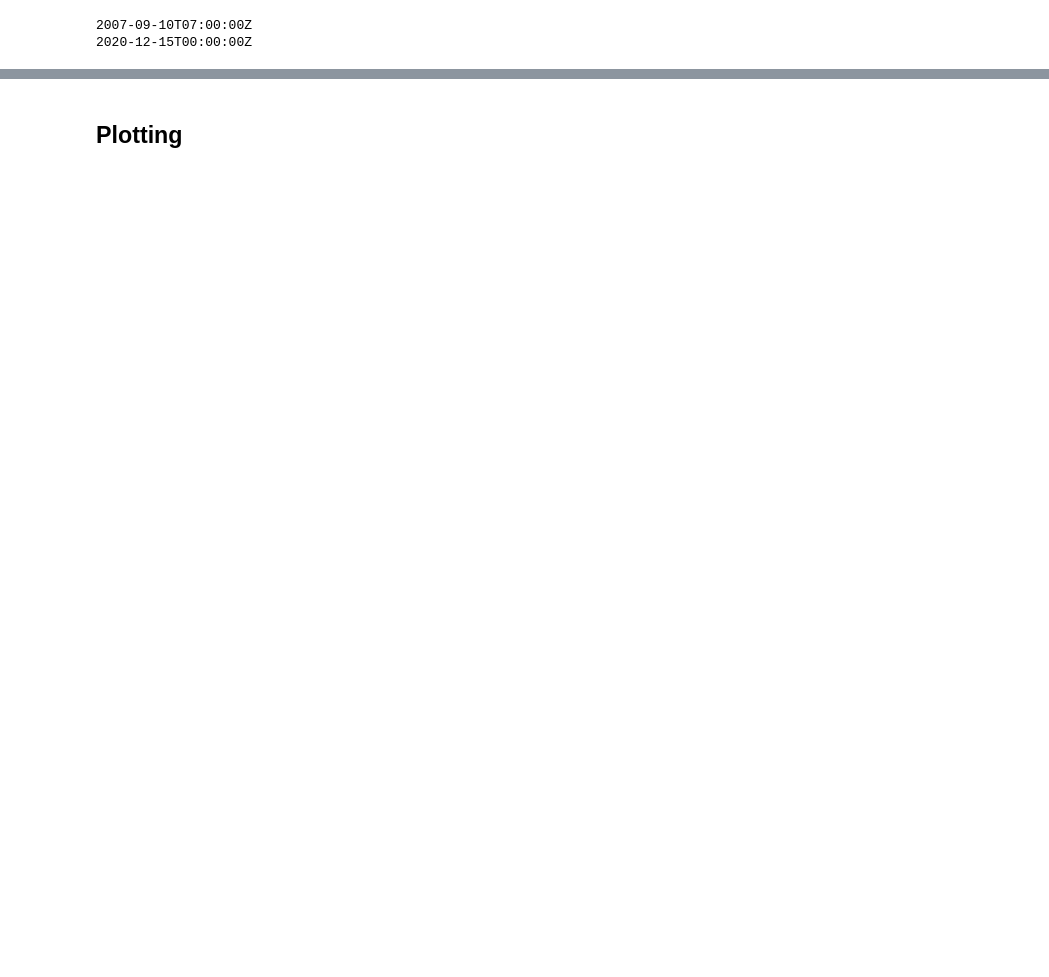
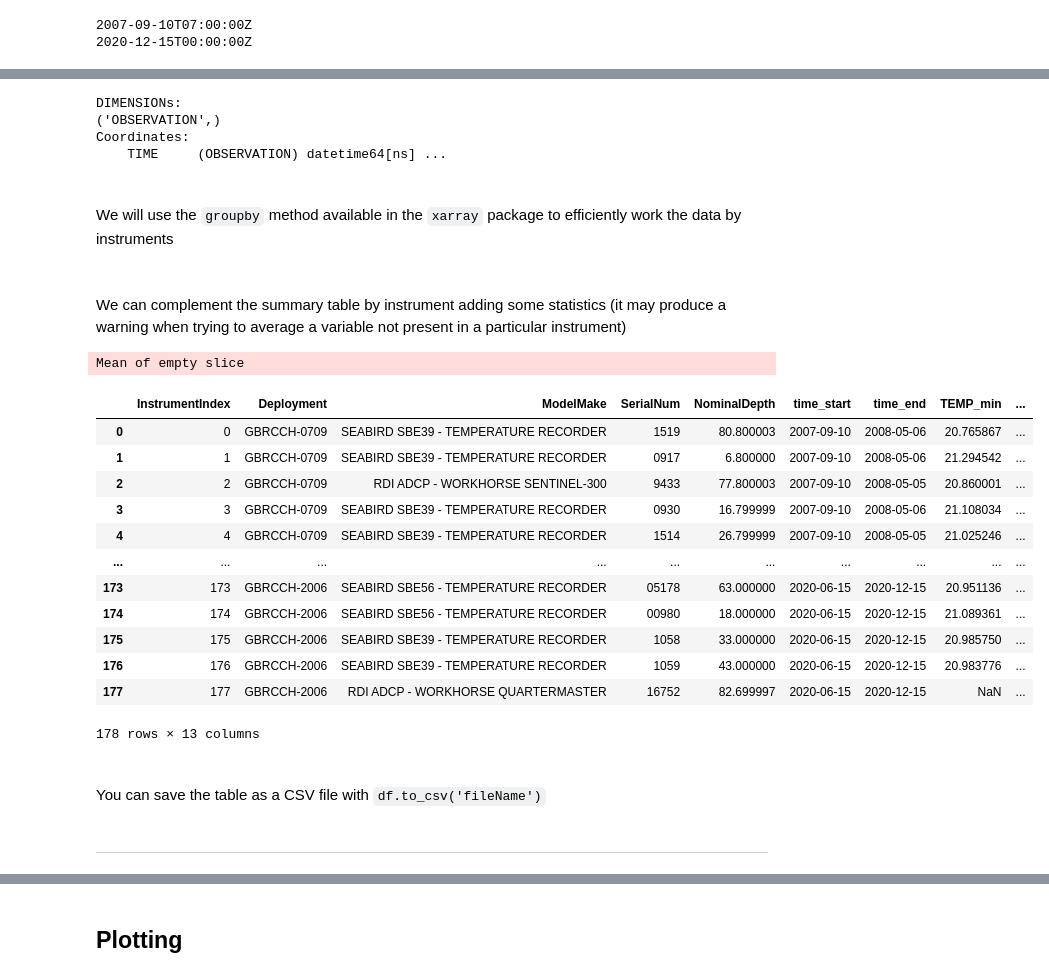
Before and after one commit to diodon/QIMOS, a Jupyter notebook: Code/Python/Notebooks/HOWTO_HourlyLTSP.ipynb, the cells around one changed output, grey strips where cells are left out. Cells and saved outputs as stored; diff of their text form; code cells hidden in the pictures; blank space fills up the shorter version.

```diff
--- a/Code/Python/Notebooks/HOWTO_HourlyLTSP.ipynb
+++ b/Code/Python/Notebooks/HOWTO_HourlyLTSP.ipynb
@@ -169,0 +252,77 @@ m
+# %%
+print("DIMENSIONs: ")
+print(nc.TEMP.dims)
+print(nc.TEMP.coords)
+# %% [output]
+DIMENSIONs:
+('OBSERVATION',)
+Coordinates:
+    TIME     (OBSERVATION) datetime64[ns] ...
+# %% [markdown]
+<br>
+
+We will use the `groupby` method available in the `xarray` package to efficiently work the data by instruments
+# %%
+## Asign new coordinates and create a group
+temp = nc['TEMP'].assign_coords(instrument=nc.instrument_index)
+tempGroup = temp.groupby("instrument")
+
+psal = nc['PSAL'].assign_coords(instrument=nc.instrument_index)
+psalGroup = psal.groupby("instrument")
+
+time = nc['TIME'].assign_coords(instrument=nc.instrument_index)
+timeGroup = time.groupby("instrument")
+# %% [markdown]
+<br>
+We can complement the summary table by instrument adding some statistics (it may produce a warning when trying to average a variable not present in a particular instrument)
+# %%
+## get time range
+timeMin = timeGroup.min().values
+timeMax = timeGroup.max().values
+timeMin = pd.to_datetime(timeMin).strftime("%Y-%m-%d")
+timeMax = pd.to_datetime(timeMax).strftime("%Y-%m-%d")
+
+## get the min max temperature
+tempMin = tempGroup.min().values
+tempMean = tempGroup.mean().values
+tempMax = tempGroup.max().values
+
+## get the min.max PSAL if available, NaN is not
+psalMin = psalGroup.min().values
+psalMean = psalGroup.mean().values
+psalMax = psalGroup.max().values
+
+## add new columns to the table
+instrumentDF['time_start'] = timeMin
+instrumentDF['time_end'] = timeMax
+
+instrumentDF['TEMP_min'] = tempMin
+instrumentDF['TEMP_mean'] = tempMean
+instrumentDF['TEMP_max'] = tempMax
+
+instrumentDF['PSAL_min'] = psalMin
+instrumentDF['PSAL_mean'] = psalMean
+instrumentDF['PSAL_max'] = psalMax
+
+instrumentDF
+# %% [output]
+Mean of empty slice
+|  | InstrumentIndex | Deployment | ModelMake | SerialNum | NominalDepth | time_start | time_end | TEMP_min | ... |
+| 0 | 0 | GBRCCH-0709 | SEABIRD SBE39 - TEMPERATURE RECORDER | 1519 | 80.800003 | 2007-09-10 | 2008-05-06 | 20.765867 | ... |
+| 1 | 1 | GBRCCH-0709 | SEABIRD SBE39 - TEMPERATURE RECORDER | 0917 | 6.800000 | 2007-09-10 | 2008-05-06 | 21.294542 | ... |
+| 2 | 2 | GBRCCH-0709 | RDI ADCP - WORKHORSE SENTINEL-300 | 9433 | 77.800003 | 2007-09-10 | 2008-05-05 | 20.860001 | ... |
+| 3 | 3 | GBRCCH-0709 | SEABIRD SBE39 - TEMPERATURE RECORDER | 0930 | 16.799999 | 2007-09-10 | 2008-05-06 | 21.108034 | ... |
+| 4 | 4 | GBRCCH-0709 | SEABIRD SBE39 - TEMPERATURE RECORDER | 1514 | 26.799999 | 2007-09-10 | 2008-05-05 | 21.025246 | ... |
+| ... | ... | ... | ... | ... | ... | ... | ... | ... | ... |
+| 173 | 173 | GBRCCH-2006 | SEABIRD SBE56 - TEMPERATURE RECORDER | 05178 | 63.000000 | 2020-06-15 | 2020-12-15 | 20.951136 | ... |
+| 174 | 174 | GBRCCH-2006 | SEABIRD SBE56 - TEMPERATURE RECORDER | 00980 | 18.000000 | 2020-06-15 | 2020-12-15 | 21.089361 | ... |
+| 175 | 175 | GBRCCH-2006 | SEABIRD SBE39 - TEMPERATURE RECORDER | 1058 | 33.000000 | 2020-06-15 | 2020-12-15 | 20.985750 | ... |
+| 176 | 176 | GBRCCH-2006 | SEABIRD SBE39 - TEMPERATURE RECORDER | 1059 | 43.000000 | 2020-06-15 | 2020-12-15 | 20.983776 | ... |
+| 177 | 177 | GBRCCH-2006 | RDI ADCP - WORKHORSE QUARTERMASTER | 16752 | 82.699997 | 2020-06-15 | 2020-12-15 | NaN | ... |
+178 rows × 13 columns
+# %% [markdown]
+<br>
+
+You can save the table as a CSV file with `df.to_csv('fileName')`
+# %% [markdown]
+----------------------
```
Also changed, not shown: parts of 35 cells of this notebook, 30 other files.
